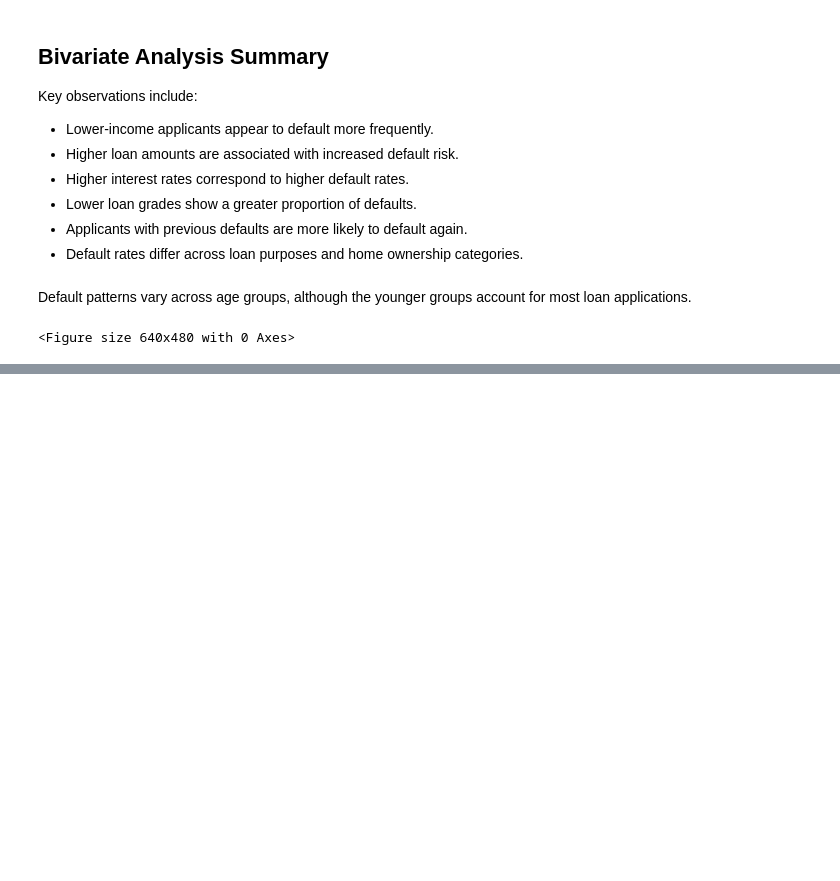
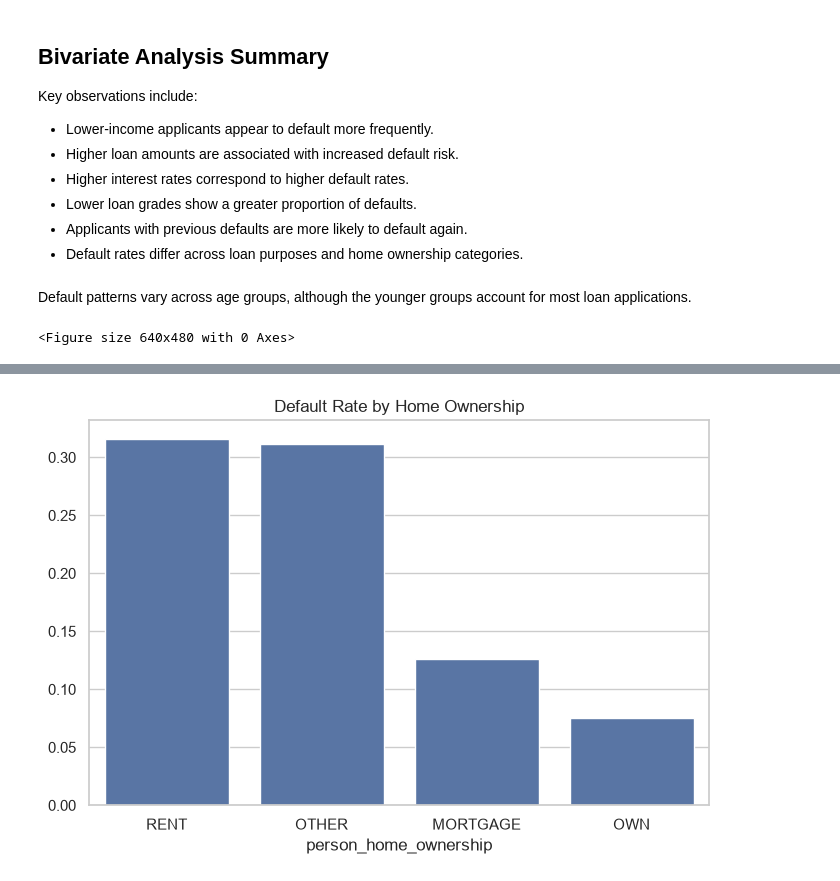
Before and after one commit to charank006/credit-risk-eda, a Jupyter notebook: notebooks/credit_eda.ipynb, the cells around one changed output, grey strips where cells are left out. Drawn from its saved outputs; the diff is of its cells as text; code cells hidden in the pictures; blank space fills up the shorter version.

```diff
--- a/notebooks/credit_eda.ipynb
+++ b/notebooks/credit_eda.ipynb
@@ -911,0 +967,20 @@ plt.savefig("../reports/figures/income_vs_loan_status.png",
+# %%
+default_rate_home = (
+    df_clean
+    .groupby("person_home_ownership")["loan_status"]
+    .mean()
+    .sort_values(ascending=False)
+)
+
+plt.figure(figsize=(8,5))
+
+sns.barplot(
+    x=default_rate_home.index,
+    y=default_rate_home.values
+)
+
+plt.title("Default Rate by Home Ownership")
+
+plt.show()
+# %% [output]
+[figure, added]
```
Also changed, not shown: parts of 13 cells of this notebook, 9 other files.
